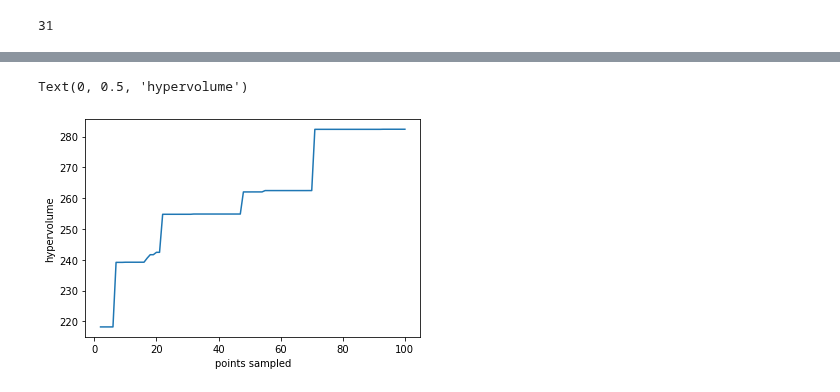
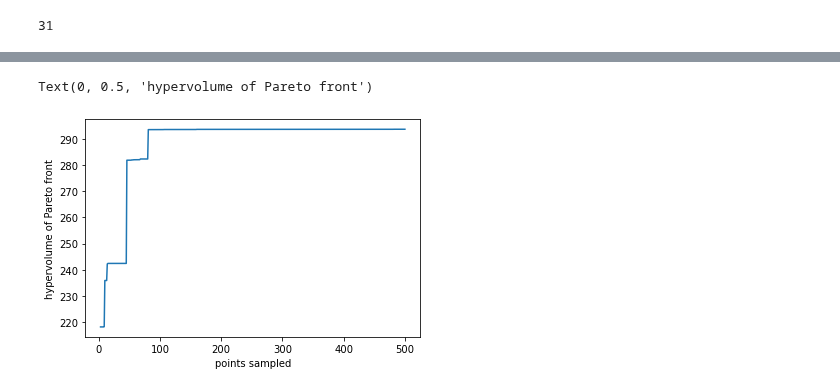
Before and after one commit to byooooo/dispersant_screening_PAL, a Jupyter notebook: notebooks/play_w_pal.ipynb, the cells around one changed output, grey strips where cells are left out. Drawn from its saved outputs; the diff is of its cells as text; code cells hidden in the pictures.

```diff
--- a/notebooks/play_w_pal.ipynb
+++ b/notebooks/play_w_pal.ipynb
@@ -165,7 +165,7 @@ def _sample(rectangle_lows, rectangle_ups, pareto_optimal_t, non_pareto_optimal_
     return x_train, y_train, sampled
 # %%
 # Here, I assume that we exhaustively sampled, so we can provide y directly as input. Otherwise, there will be a sampling function that can return y
-def pal(gps: list, x_train: np.array, y_train: np.array, x_input: np.array, y_input: np.array, hv_reference: Iterable = [10, 10], delta: float = 0.05, epsilon: float = 0.1, iterations: int = 100):
+def pal(gps: list, x_train: np.array, y_train: np.array, x_input: np.array, y_input: np.array, hv_reference: Iterable = [10, 10], delta: float = 0.05, epsilon: float = 0.05, iterations: int = 500):
     # x_input is the E set in the PAL paper
     # the models for now assume the sklearn API, i.e., there should be a fit function
     assert y_train.shape[1] == len(hv_reference)
@@ -293,9 +293,9 @@ get_hypervolume(y_test, [10, 10])
 # %% [markdown]
 We should get close to this ...
 # %%
-virial_model = GaussianProcessRegressor(kernel=RBF(), normalize_y=True, n_restarts_optimizer=20)
+virial_model = GaussianProcessRegressor(kernel=RBF(), normalize_y=True, n_restarts_optimizer=25)
 # %%
-gibbs_model = GaussianProcessRegressor(kernel=RBF(), normalize_y=True, n_restarts_optimizer=20)
+gibbs_model = GaussianProcessRegressor(kernel=RBF(), normalize_y=True, n_restarts_optimizer=25)
 # %%
 gps = [virial_model, gibbs_model]
 # %%
@@ -328,7 +328,7 @@ import matplotlib.pyplot as plt
 # %%
 plt.plot(history)
 plt.xlabel('points sampled')
-plt.ylabel('hypervolume')
+plt.ylabel('hypervolume of Pareto front')
 # %% [output]
-Text(0, 0.5, 'hypervolume')
+Text(0, 0.5, 'hypervolume of Pareto front')
-[figure, old version]
+[figure, new version]
```
Also changed, not shown: parts of 2 cells of this notebook, 1 other file.
